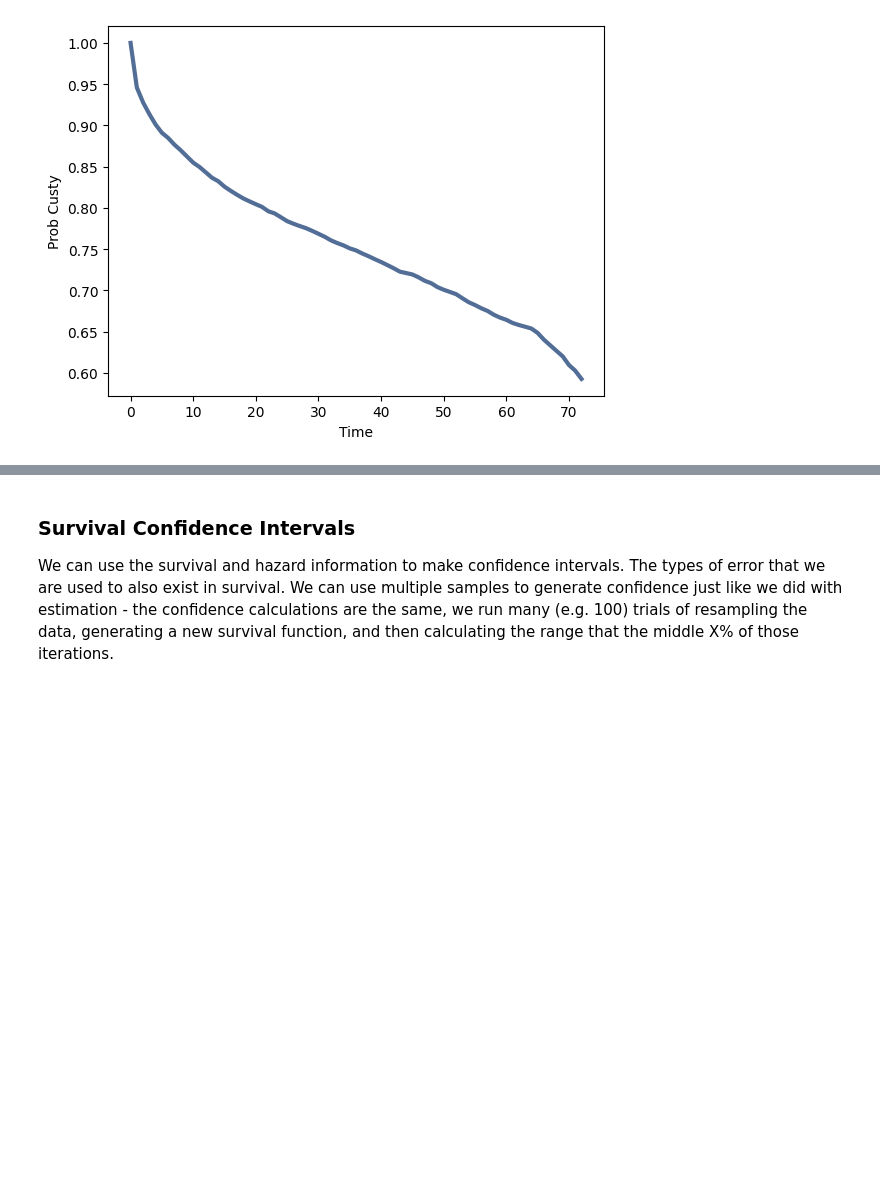
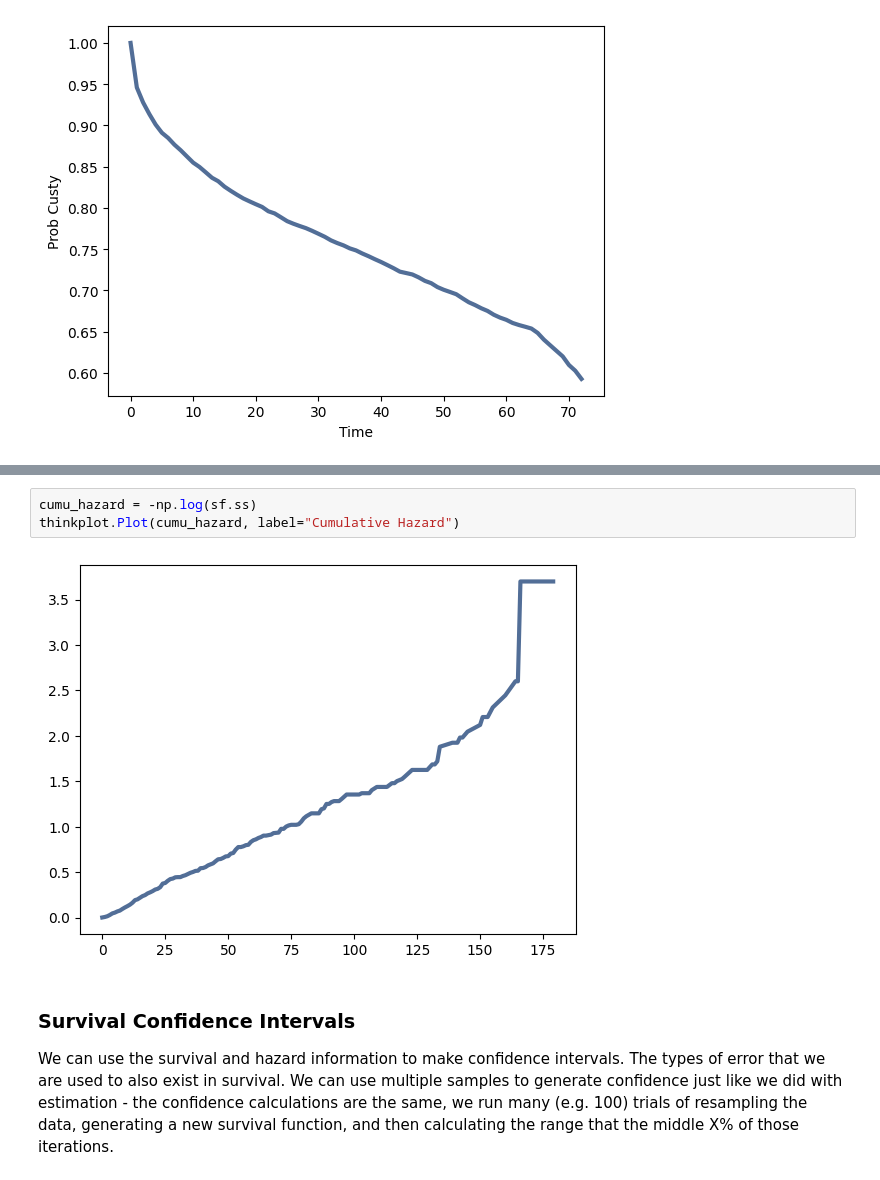
Before and after one commit to AkeemSemperDataScience/Basic_Stats_in_Python_Student_Repository, a Jupyter notebook: 019A_Survival_sol.ipynb, the cells around one changed output, grey strips where cells are left out. Drawn from its saved outputs; the diff is of its cells as text; blank space fills up the shorter version.

```diff
--- a/019A_Survival_sol.ipynb
+++ b/019A_Survival_sol.ipynb
@@ -291,3 +301,8 @@ thinkplot.Config(xlabel='Time',
+# %%
+cumu_hazard = -np.log(sf.ss)
+thinkplot.Plot(cumu_hazard, label="Cumulative Hazard")
+# %% [output]
+[figure, added]
 # %% [markdown]
 ### Survival Confidence Intervals
 
```
Also changed, not shown: parts of 11 cells of this notebook, 7 other files.
